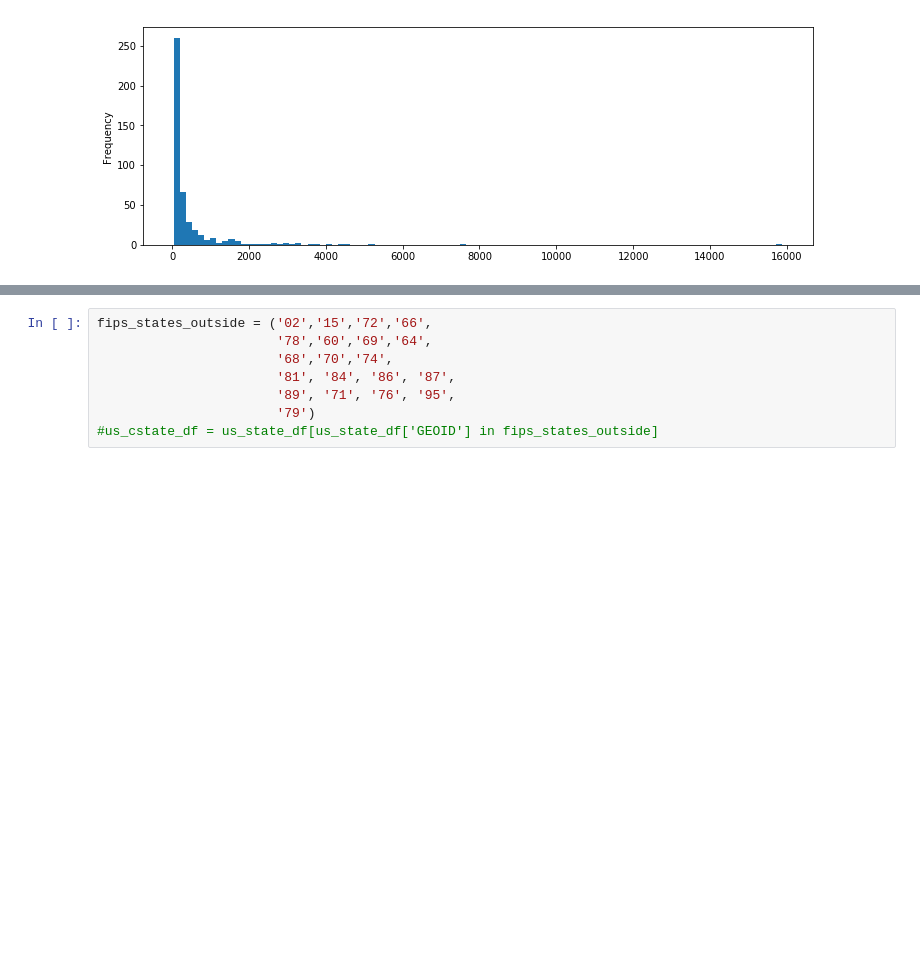
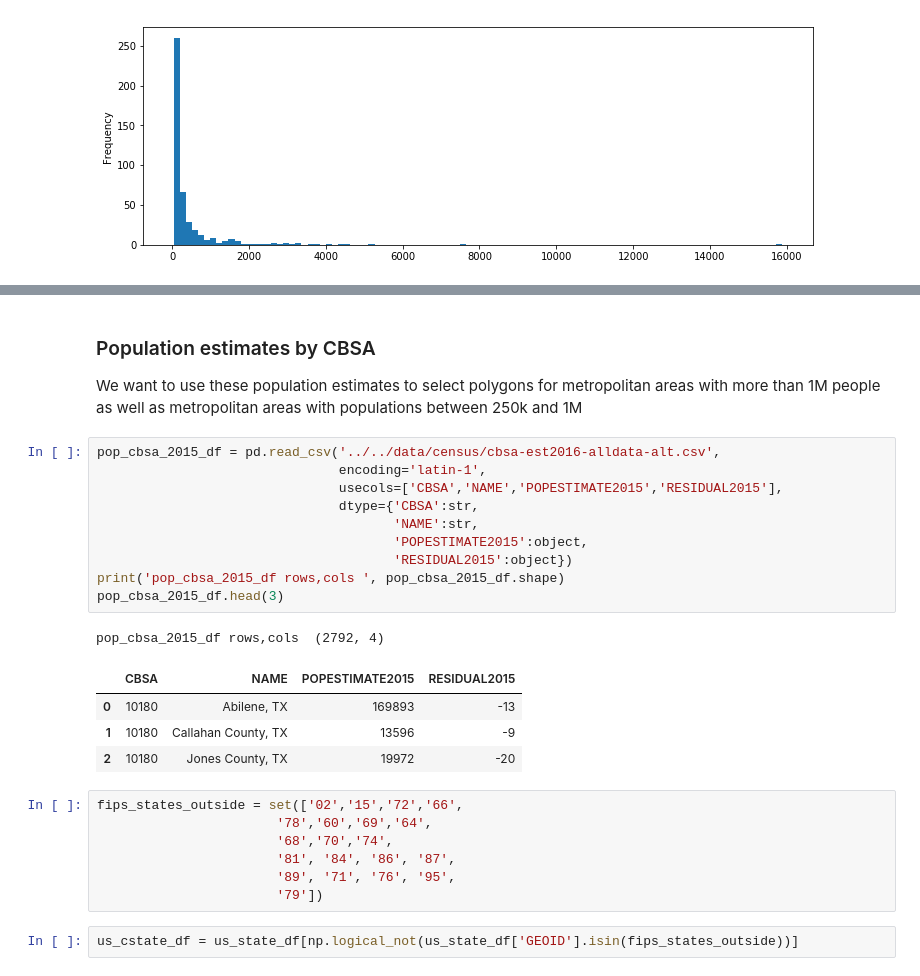
Before and after one commit to stoneyv/cbsa_plot, a Jupyter notebook: python/notebooks/cbsa_cbp_ecommerce_2015.ipynb, the cells around one changed output, grey strips where cells are left out. Saved outputs shown, nothing was run; the diff lists cells and outputs as text; blank space fills up the shorter version.

```diff
--- a/python/notebooks/cbsa_cbp_ecommerce_2015.ipynb
+++ b/python/notebooks/cbsa_cbp_ecommerce_2015.ipynb
@@ -100,9 +126,29 @@ us_state_df.plot(linewidth=0.06,
+# %% [markdown]
+### Population estimates by CBSA
+We want to use these population estimates to select polygons for metropolitan areas with more than 1M people as well as metropolitan areas with populations between 250k and 1M
+# %%
+pop_cbsa_2015_df = pd.read_csv('../../data/census/cbsa-est2016-alldata-alt.csv',
+                               encoding='latin-1',
+                               usecols=['CBSA','NAME','POPESTIMATE2015','RESIDUAL2015'],
+                               dtype={'CBSA':str,
+                                      'NAME':str,
+                                      'POPESTIMATE2015':object,
+                                      'RESIDUAL2015':object})
+print('pop_cbsa_2015_df rows,cols ', pop_cbsa_2015_df.shape)
+pop_cbsa_2015_df.head(3)
+# %% [output]
+pop_cbsa_2015_df rows,cols  (2792, 4)
+|  | CBSA | NAME | POPESTIMATE2015 | RESIDUAL2015 |
+| 0 | 10180 | Abilene, TX | 169893 | -13 |
+| 1 | 10180 | Callahan County, TX | 13596 | -9 |
+| 2 | 10180 | Jones County, TX | 19972 | -20 |
 # %%
-fips_states_outside = ('02','15','72','66',
+fips_states_outside = set(['02','15','72','66',
                        '78','60','69','64',
                        '68','70','74',
                        '81', '84', '86', '87',
                        '89', '71', '76', '95',
-                       '79')
-#us_cstate_df = us_state_df[us_state_df['GEOID'] in fips_states_outside]
+                       '79'])
+# %%
+us_cstate_df = us_state_df[np.logical_not(us_state_df['GEOID'].isin(fips_states_outside))]
 # %%
```
Also changed, not shown: parts of 12 cells of this notebook.
